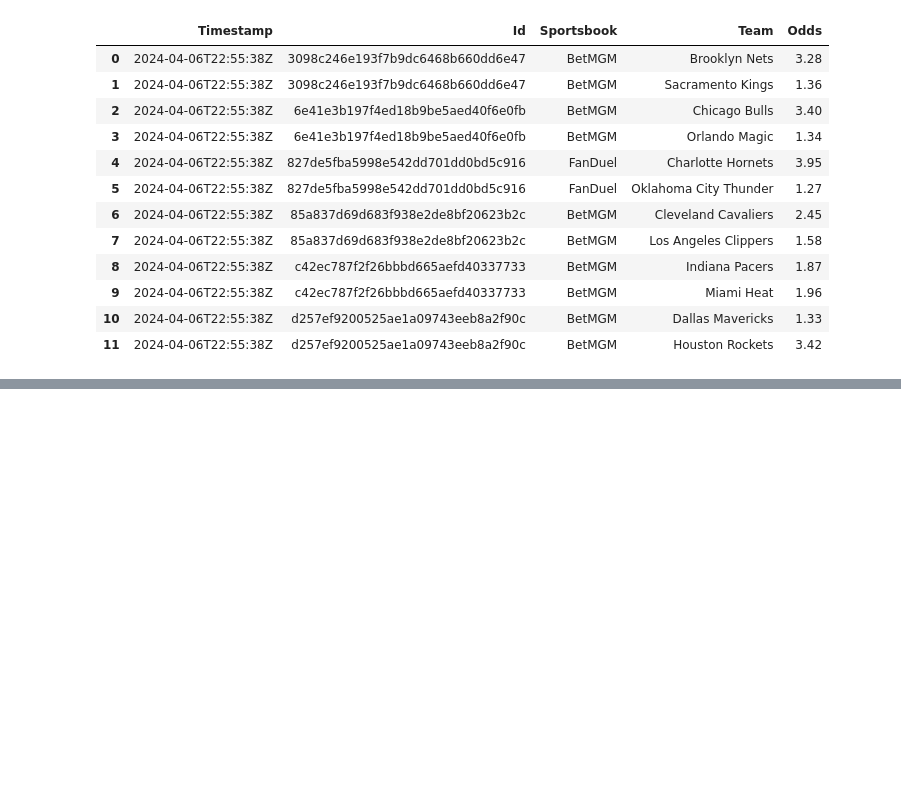
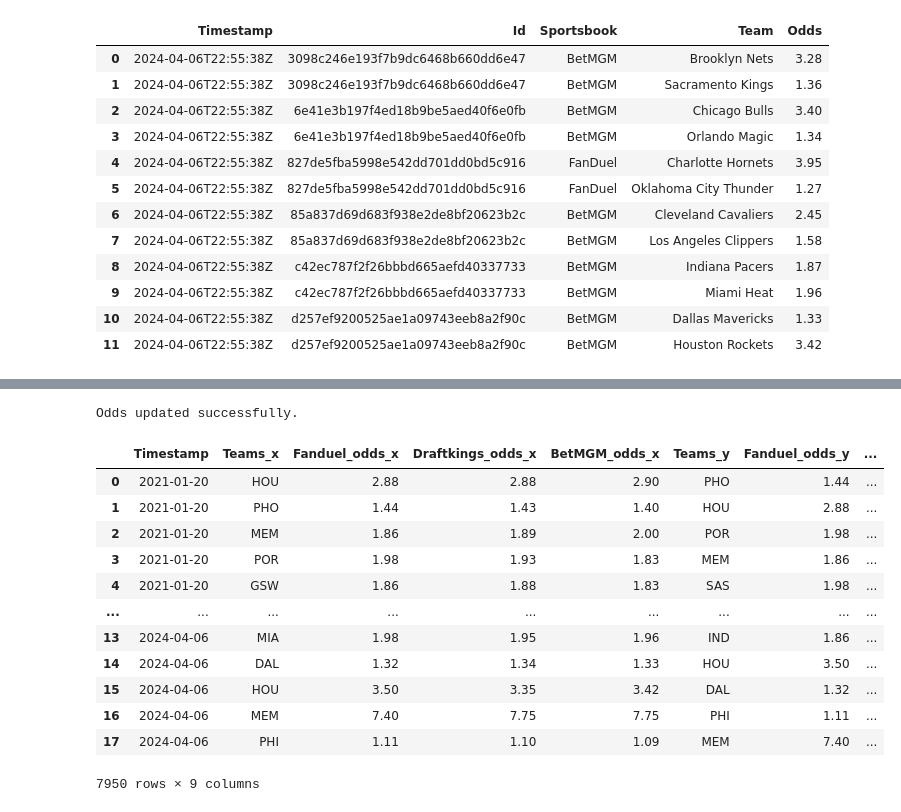
Before and after one commit to bluefish0125/Sports-Prediction, a Jupyter notebook: data_pipeline/implementation_test.ipynb, the cells around one changed output, grey strips where cells are left out. Drawn from its saved outputs; the diff is of its cells as text; code cells hidden in the pictures; blank space fills up the shorter version.

Commit message:
Updating program for daily odds update

```diff
--- a/data_pipeline/implementation_test.ipynb
+++ b/data_pipeline/implementation_test.ipynb
@@ -501,0 +786,67 @@ final = final[order]
+# %%
+whole
+# Convert the DataFrame to CSV
+csv_content = whole.to_csv()
+content_encoded = base64.b64encode(csv_content.encode('utf-8')).decode('utf-8')
+new_path_to_file = 'data/odds_data/odds_daily_updated.csv'
+new_url = f'https://api.github.com/repos/{username}/{repo}/contents/{new_path_to_file}'
+# Prepare headers
+headers = {
+    'Authorization': f'token {token}',
+    'Accept': 'application/vnd.github.v3+json',
+}
+
+# Fetch the file from GitHub to get its SHA
+response = requests.get(new_url, headers=headers)
+data = response.json()
+sha = data['sha']
+
+# Create the payload with the new content and the SHA
+payload = {
+    'message': 'Daily Odds Update',
+    'content': content_encoded,
+    'sha': sha,
+    'branch': 'main',  # specify the branch if not 'main'
+}
+
+# Make a PUT request to update the file
+response = requests.put(new_url, headers=headers, json=payload)
+
+if response.status_code == 200:
+    print('Odds updated successfully.')
+else:
+    print('Failed to update the file.')
+# %% [output]
+Odds updated successfully.
+# %%
+# Hvae to use raw file
+raw_url = 'https://raw.githubusercontent.com/bluefish0125/Sports-Betting/main/data/odds_data/odds_daily_updated.csv'
+# Headers for authentication
+headers = {
+    'Authorization': f'token {token}',
+    'Accept': 'application/vnd.github.VERSION.raw'
+}
+
+# Send a GET request with headers including your personal access token for authentication
+response = requests.get(raw_url, headers=headers)
+if response.status_code == 200: # 200 means successful
+    whole = pd.read_csv(StringIO(response.text), index_col=0)
+
+else:
+    print(f"Failed to retrieve the CSV file for Odds. Status Code: {response.status_code}")
+
+whole
+# %% [output]
+|  | Timestamp | Teams_x | Fanduel_odds_x | Draftkings_odds_x | BetMGM_odds_x | Teams_y | Fanduel_odds_y | ... |
+| 0 | 2021-01-20 | HOU | 2.88 | 2.88 | 2.90 | PHO | 1.44 | ... |
+| 1 | 2021-01-20 | PHO | 1.44 | 1.43 | 1.40 | HOU | 2.88 | ... |
+| 2 | 2021-01-20 | MEM | 1.86 | 1.89 | 2.00 | POR | 1.98 | ... |
+| 3 | 2021-01-20 | POR | 1.98 | 1.93 | 1.83 | MEM | 1.86 | ... |
+| 4 | 2021-01-20 | GSW | 1.86 | 1.88 | 1.83 | SAS | 1.98 | ... |
+| ... | ... | ... | ... | ... | ... | ... | ... | ... |
+| 13 | 2024-04-06 | MIA | 1.98 | 1.95 | 1.96 | IND | 1.86 | ... |
+| 14 | 2024-04-06 | DAL | 1.32 | 1.34 | 1.33 | HOU | 3.50 | ... |
+| 15 | 2024-04-06 | HOU | 3.50 | 3.35 | 3.42 | DAL | 1.32 | ... |
+| 16 | 2024-04-06 | MEM | 7.40 | 7.75 | 7.75 | PHI | 1.11 | ... |
+| 17 | 2024-04-06 | PHI | 1.11 | 1.10 | 1.09 | MEM | 7.40 | ... |
+7950 rows × 9 columns
```
Also changed, not shown: parts of 2 cells of this notebook, 1 other file.
